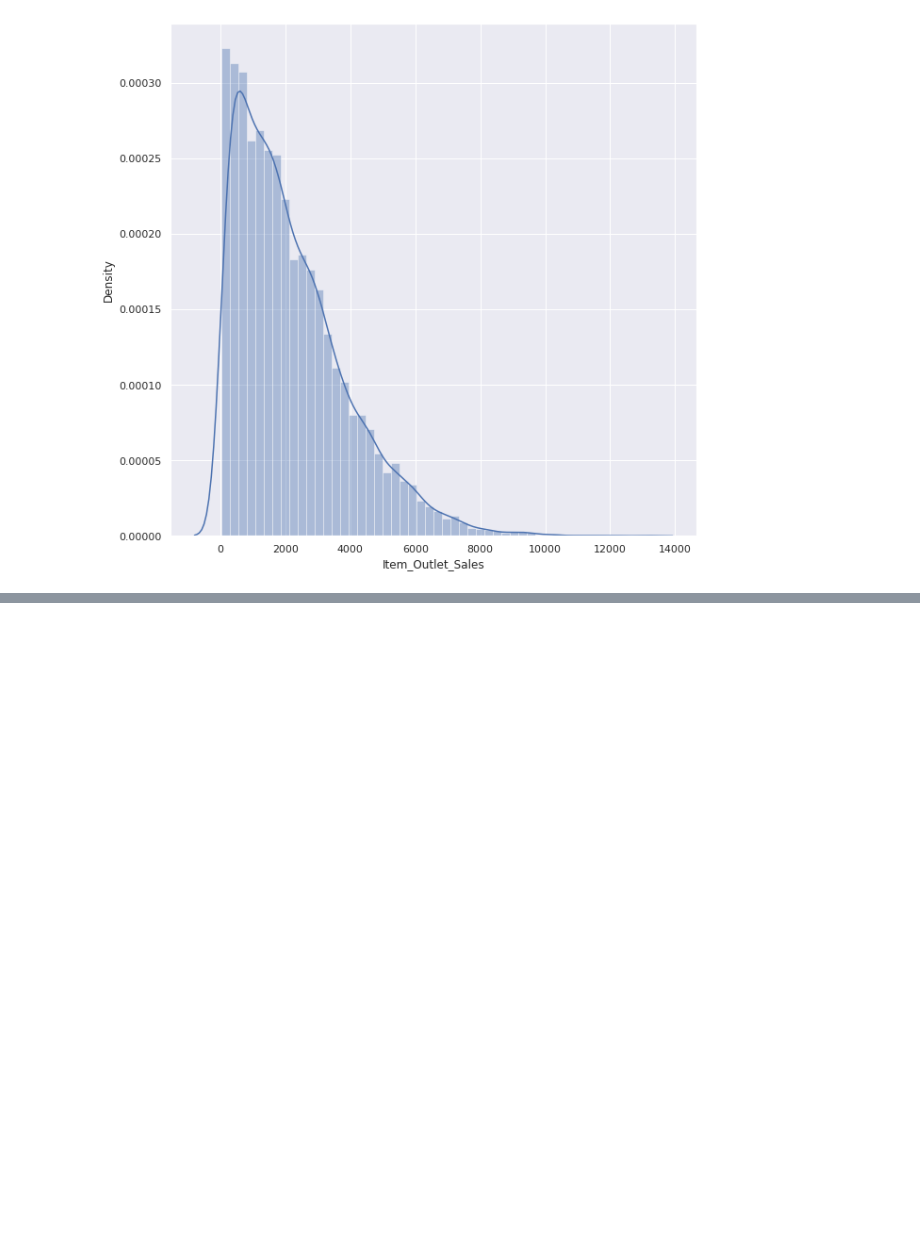
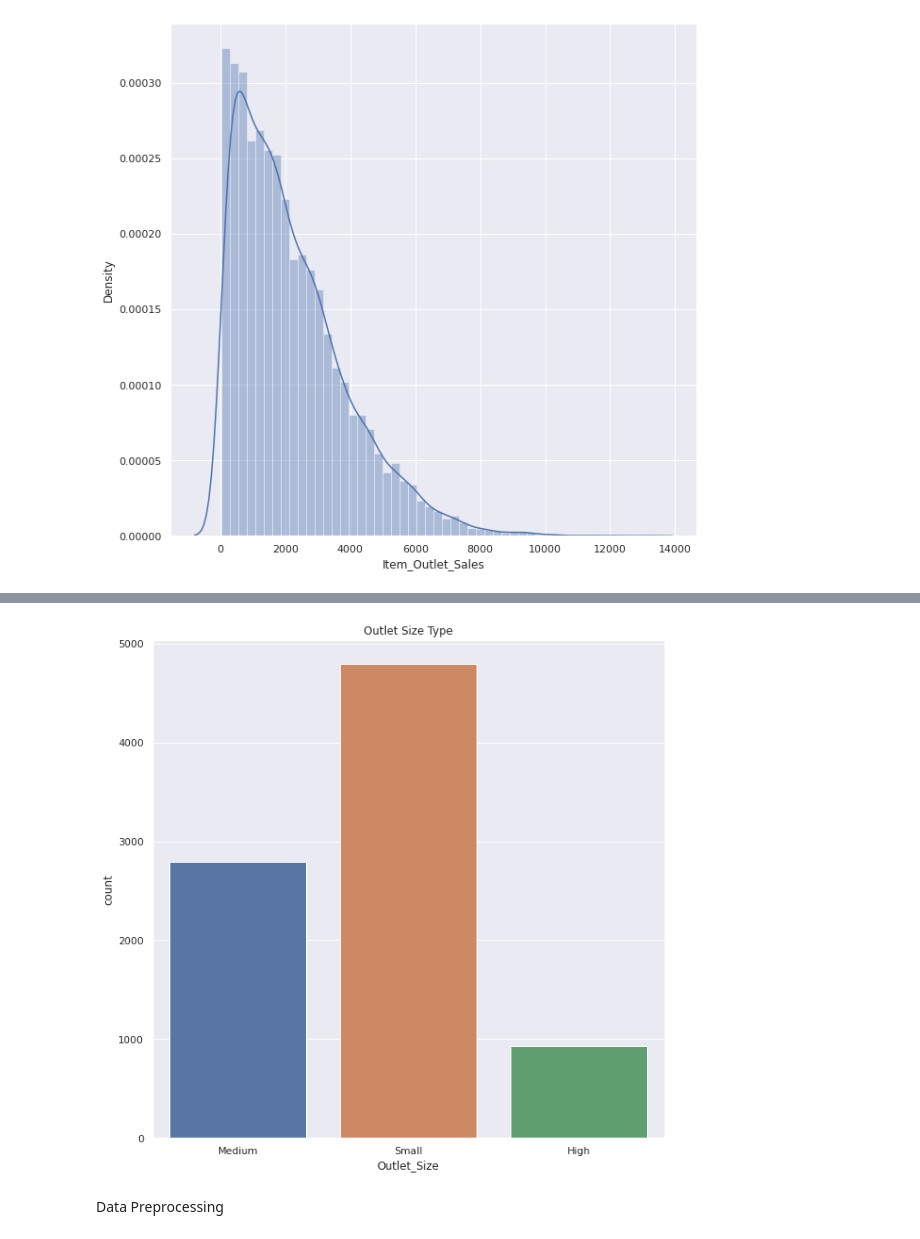
Before and after one commit to Joykareko/Data-Science-Projects, a Jupyter notebook: Sales_Prediction_ML_Project_18.ipynb, the cells around one changed output, grey strips where cells are left out. Saved outputs shown, nothing was run; the diff lists cells and outputs as text; code cells hidden in the pictures; blank space fills up the shorter version.

```diff
--- a/Sales_Prediction_ML_Project_18.ipynb
+++ b/Sales_Prediction_ML_Project_18.ipynb
@@ -190,0 +230,10 @@ plt.show()
+# %%
+#Outlet_Size distribution
+plt.figure(figsize=(10,10))
+sns.countplot(sales_data['Outlet_Size'])
+plt.title('Outlet Size Type')
+plt.show()
+# %% [output]
+[figure, added]
+# %% [markdown]
+Data Preprocessing
```
Also changed, not shown: parts of 11 cells of this notebook.
